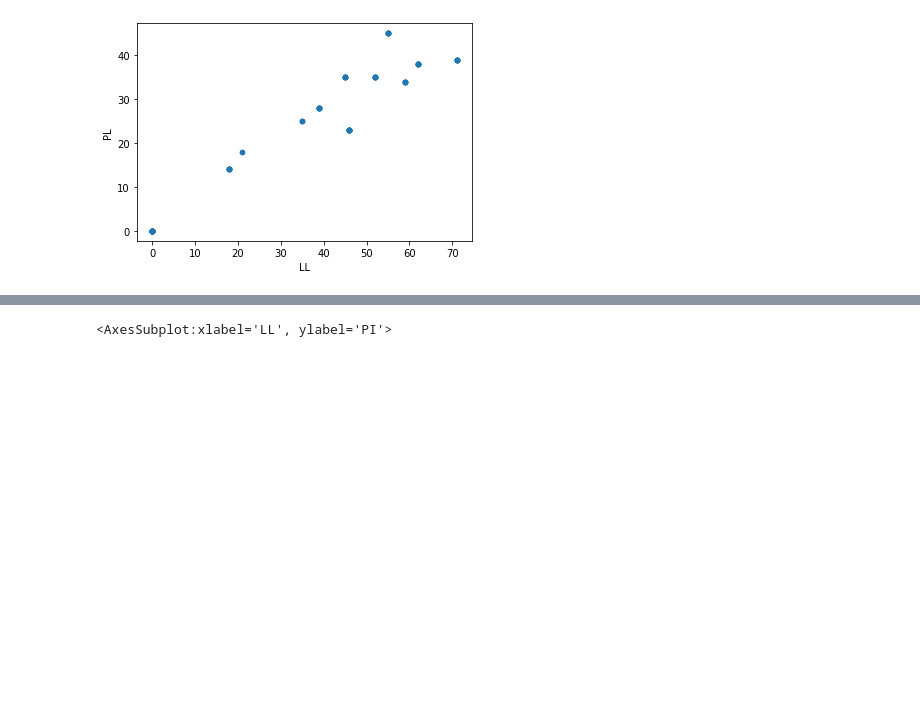
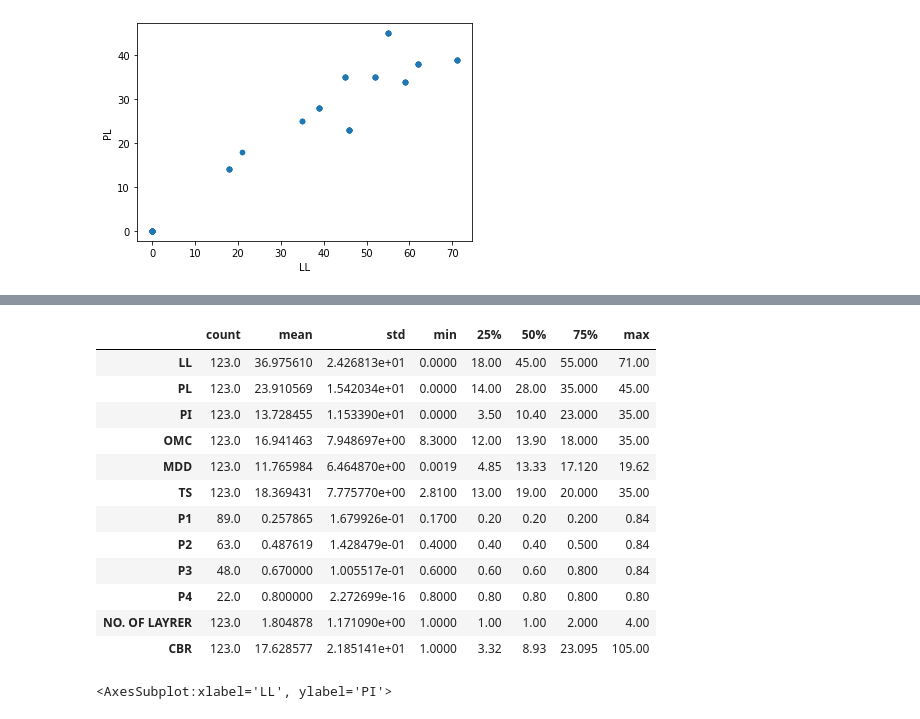
Before and after one commit to Rviraj123/cbr, a Jupyter notebook: Bivariate_outliers.ipynb, the cells around one changed output, grey strips where cells are left out. Cells and saved outputs as stored; diff of their text form; code cells hidden in the pictures; blank space fills up the shorter version.

```diff
--- a/Bivariate outliers.ipynb
+++ b/Bivariate_outliers.ipynb
@@ -41,3 +42,19 @@ AttributeError: module 'pandas' has no attribute 'LL'
+# %%
+data.describe().T
+# %% [output]
+|  | count | mean | std | min | 25% | 50% | 75% | max |
+| LL | 123.0 | 36.975610 | 2.426813e+01 | 0.0000 | 18.00 | 45.00 | 55.000 | 71.00 |
+| PL | 123.0 | 23.910569 | 1.542034e+01 | 0.0000 | 14.00 | 28.00 | 35.000 | 45.00 |
+| PI | 123.0 | 13.728455 | 1.153390e+01 | 0.0000 | 3.50 | 10.40 | 23.000 | 35.00 |
+| OMC | 123.0 | 16.941463 | 7.948697e+00 | 8.3000 | 12.00 | 13.90 | 18.000 | 35.00 |
+| MDD | 123.0 | 11.765984 | 6.464870e+00 | 0.0019 | 4.85 | 13.33 | 17.120 | 19.62 |
+| TS | 123.0 | 18.369431 | 7.775770e+00 | 2.8100 | 13.00 | 19.00 | 20.000 | 35.00 |
+| P1 | 89.0 | 0.257865 | 1.679926e-01 | 0.1700 | 0.20 | 0.20 | 0.200 | 0.84 |
+| P2 | 63.0 | 0.487619 | 1.428479e-01 | 0.4000 | 0.40 | 0.40 | 0.500 | 0.84 |
+| P3 | 48.0 | 0.670000 | 1.005517e-01 | 0.6000 | 0.60 | 0.60 | 0.800 | 0.84 |
+| P4 | 22.0 | 0.800000 | 2.272699e-16 | 0.8000 | 0.80 | 0.80 | 0.800 | 0.80 |
+| NO. OF LAYRER | 123.0 | 1.804878 | 1.171090e+00 | 1.0000 | 1.00 | 1.00 | 2.000 | 4.00 |
+| CBR | 123.0 | 17.628577 | 2.185141e+01 | 1.0000 | 3.32 | 8.93 | 23.095 | 105.00 |
 # %%
 data=data[data['PL']>4]
 # %%
```
Also changed, not shown: parts of 3 cells of this notebook, 3 other files.
